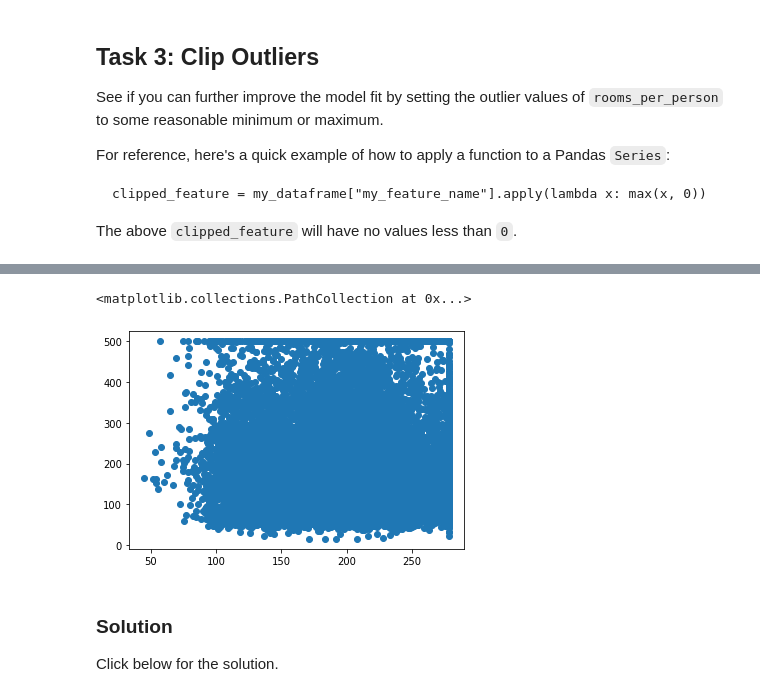
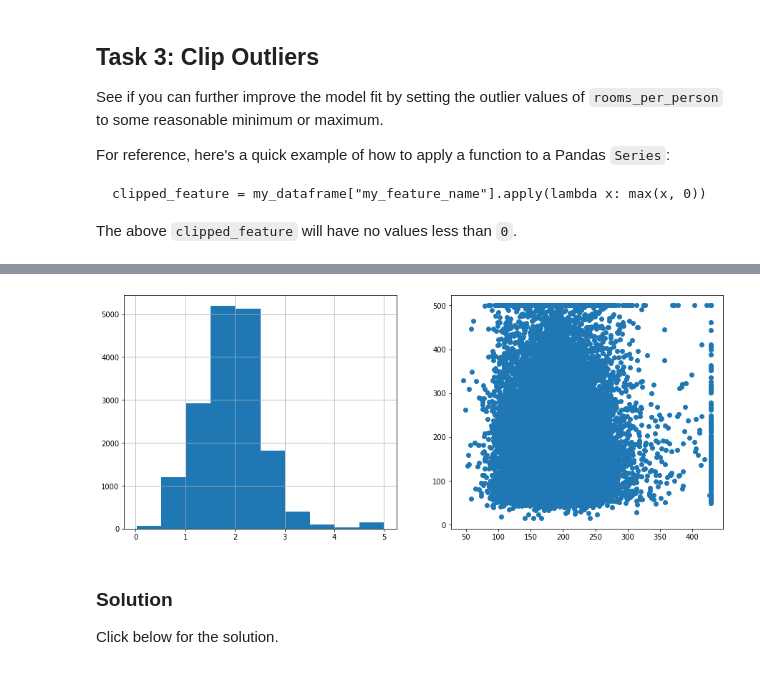
Before and after one commit to thecasper2/tensorflow-colab, a Jupyter notebook: synthetic_features_and_outliers.ipynb, the cells around one changed output, grey strips where cells are left out. Saved outputs shown, nothing was run; the diff lists cells and outputs as text; code cells hidden in the pictures.

```diff
--- a/synthetic_features_and_outliers.ipynb
+++ b/synthetic_features_and_outliers.ipynb
@@ -305,20 +305,3 @@ For reference, here's a quick example of how to apply a function to a Pandas `Se
     clipped_feature = my_dataframe["my_feature_name"].apply(lambda x: max(x, 0))
 
 The above `clipped_feature` will have no values less than `0`.
-# %%
-# Define rooms per person
-california_housing_dataframe["rooms_per_person"] = (
-    california_housing_dataframe["total_rooms"] /
-    california_housing_dataframe["population"]
-)
-
-# Constrain rooms per person to 3
-california_housing_dataframe["rooms_per_person"] = california_housing_dataframe["rooms_per_person"].apply(lambda x: min(x, 3))
-
-# Train the model
-calibration_data = train_model(
-    learning_rate=0.05,
-    steps=500,
-    batch_size=5,
-    input_feature="rooms_per_person"
-)
@@ -351,9 +308,20 @@ Final RMSE (on training data): 105.52
-# %%
-# Plot predictions against actual labels
-plt.scatter(calibration_data["predictions"], calibration_data["targets"])
-# %% [output]
-<matplotlib.collections.PathCollection at 0x...>
-[figure, removed]
+# %%
+california_housing_dataframe["rooms_per_person"] = \
+    california_housing_dataframe["rooms_per_person"].apply(lambda x: min(x, 5))
+plt.figure(figsize=(15, 6))
+plt.subplot(1, 2, 1)
+_ = california_housing_dataframe["rooms_per_person"].hist()
+
+#calibration_data = train_model(
+#    learning_rate=0.05,
+#    steps=500,
+#    batch_size=5,
+#    input_feature="rooms_per_person")
+
+plt.subplot(1, 2, 2)
+_ = plt.scatter(calibration_data["predictions"], calibration_data["targets"])
+# %% [output]
+[figure, added]
 # %% [markdown]
 ### Solution
 
```
Also changed, not shown: parts of 6 cells of this notebook.
